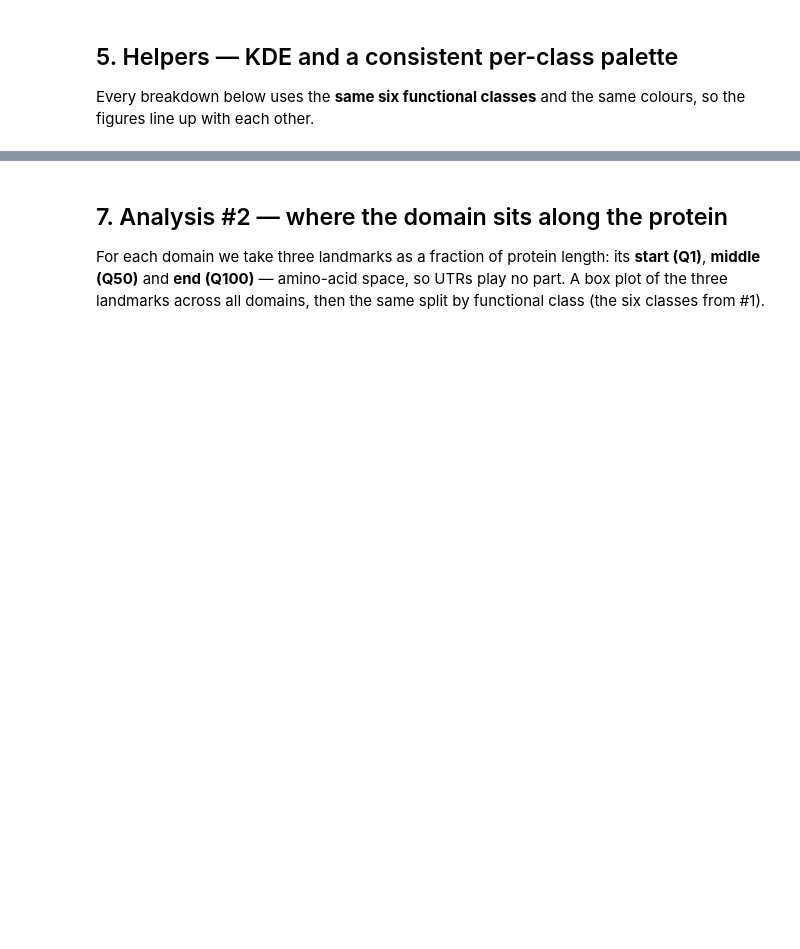
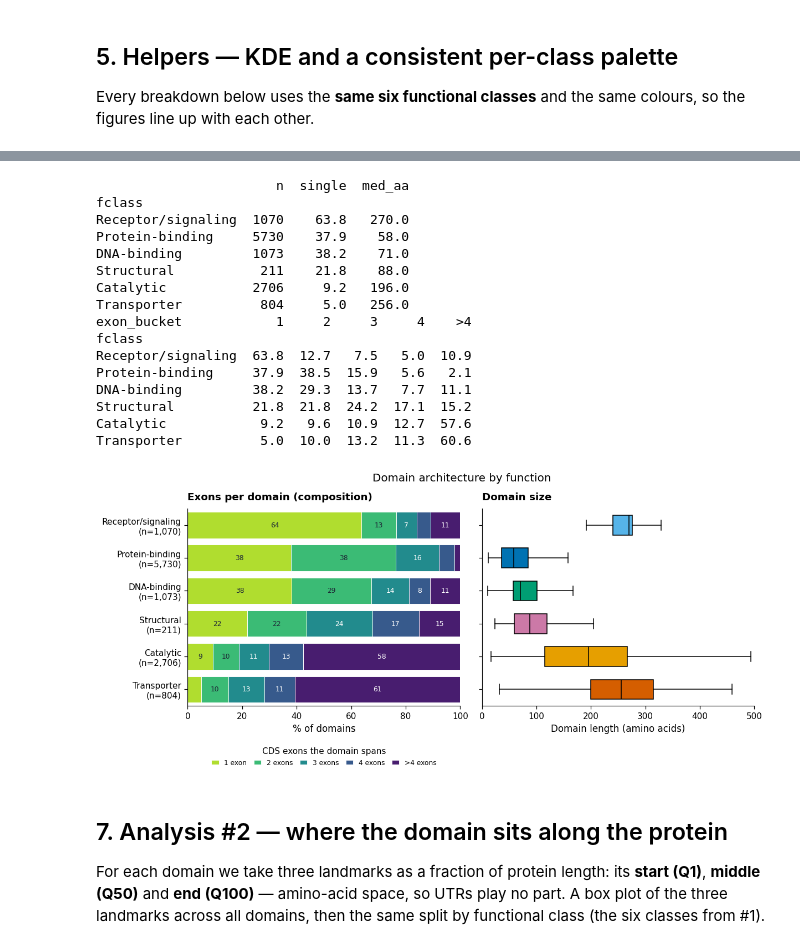
Before and after one commit to SotoLF/fastCDS, a Jupyter notebook: tutorial/reproduce_paper/end_to_end/domain_functional_atlas.ipynb, the cells around one changed output, grey strips where cells are left out. Cells and saved outputs as stored; diff of their text form; code cells hidden in the pictures; blank space fills up the shorter version.

```diff
--- a/tutorial/reproduce_paper/end_to_end/domain_functional_atlas.ipynb
+++ b/tutorial/reproduce_paper/end_to_end/domain_functional_atlas.ipynb
@@ -384,3 +346,72 @@ Transporter          804     5.0   256.0
+# %%
+cs = (d.groupby("fclass")
+        .agg(n=("input_id", "size"),
+             single=("is_single_exon_domain", lambda s: 100*s.mean()),
+             med_aa=("domain_length_aa", "median"))
+        .reindex(ORDER))
+print(cs.round(1).to_string())
+
+# exon-count composition per class: 1 / 2 / 3 / 4 / >4 CDS exons the domain spans
+EXON_BINS = ["1", "2", "3", "4", ">4"]
+bucket = d["n_touched"].clip(lower=1).map(lambda n: str(int(n)) if n <= 4 else ">4")
+comp = (d.assign(exon_bucket=bucket).groupby(["fclass", "exon_bucket"]).size()
+          .unstack(fill_value=0).reindex(index=ORDER, columns=EXON_BINS, fill_value=0))
+comp_pct = comp.div(comp.sum(axis=1), axis=0) * 100
+print(comp_pct.round(1).to_string())
+grad = plt.get_cmap("viridis_r")(np.linspace(0.12, 0.92, len(EXON_BINS)))
+
+fig, ax = plt.subplots(1, 2, figsize=(12.0, 4.2), sharey=True,
+                       gridspec_kw={'wspace': 0.08})
+y = np.arange(len(ORDER))
+left = np.zeros(len(ORDER))
+for j, b in enumerate(EXON_BINS):
+    vals = comp_pct[b].values
+    ax[0].barh(y, vals, left=left, color=grad[j], edgecolor="white", lw=0.6,
+               label=f"{b} exon" + ("s" if b != "1" else ""))
+    for i, v in enumerate(vals):           # label segments that are wide enough
+        if v >= 6:
+            ax[0].text(left[i] + v / 2, i, f"{v:.0f}", va="center", ha="center",
+                       fontsize=8, color="white" if j >= 2 else "#1f2937")
+    left += vals
+ax[0].invert_yaxis(); ax[0].grid(False)
+ax[0].set_xlim(0, 100); ax[0].set_xlabel("% of domains")
+ax[0].set_title("Exons per domain (composition)", loc="left")
+ax[0].legend(ncol=5, fontsize=8, loc="upper center", bbox_to_anchor=(0.5, -0.18),
+             frameon=False, columnspacing=1.0, handlelength=1.1,
+             title="CDS exons the domain spans")
+
+box = [d[d.fclass == f].domain_length_aa.dropna().values for f in ORDER]
+bp = ax[1].boxplot(box, vert=False, positions=y, widths=0.6, showfliers=False,
+                   patch_artist=True, medianprops=dict(color="black"))
+for patch, f in zip(bp['boxes'], ORDER):
+    patch.set_facecolor(PAL[f])
+ax[1].set_xlim(0, 500); ax[1].grid(False)
+ax[1].set_xlabel("Domain length (amino acids)")
+ax[1].set_title("Domain size", loc="left")
+# the boxplot resets the shared y ticks — re-apply the class labels
+ax[0].set_yticks(y)
+ax[0].set_yticklabels([f"{f}\n(n={int(n):,})" for f, n in zip(ORDER, cs.n)])
+fig.suptitle("Domain architecture by function", fontsize=13, y=1.02)
+display(fig)
+fig.savefig(DATA / "fig_analysis1_byclass.png", bbox_inches="tight")
+# %% [output]
+                       n  single  med_aa
+fclass
+Receptor/signaling  1070    63.8   270.0
+Protein-binding     5730    37.9    58.0
+DNA-binding         1073    38.2    71.0
+Structural           211    21.8    88.0
+Catalytic           2706     9.2   196.0
+Transporter          804     5.0   256.0
+exon_bucket            1     2     3     4    >4
+fclass
+Receptor/signaling  63.8  12.7   7.5   5.0  10.9
+Protein-binding     37.9  38.5  15.9   5.6   2.1
+DNA-binding         38.2  29.3  13.7   7.7  11.1
+Structural          21.8  21.8  24.2  17.1  15.2
+Catalytic            9.2   9.6  10.9  12.7  57.6
+Transporter          5.0  10.0  13.2  11.3  60.6
+[figure, added]
 # %% [markdown]
 ## 7. Analysis #2 — where the domain sits along the protein
 
```
Also changed, not shown: parts of 2 cells of this notebook, 2 other files.
